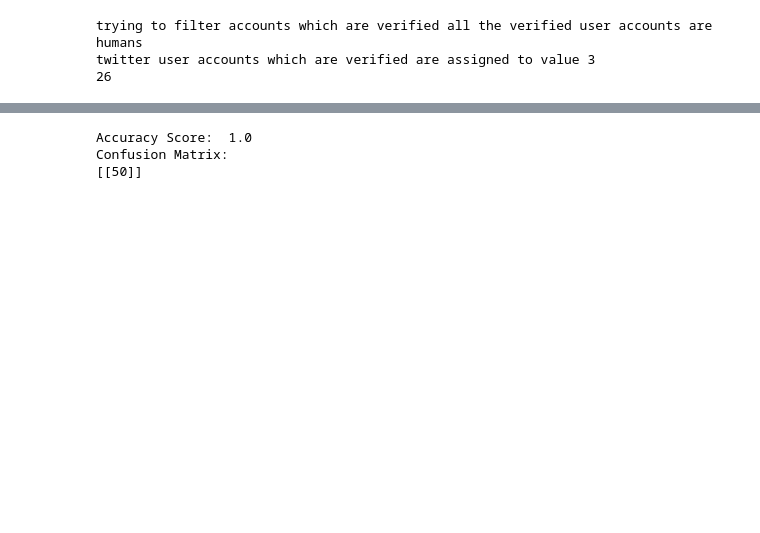
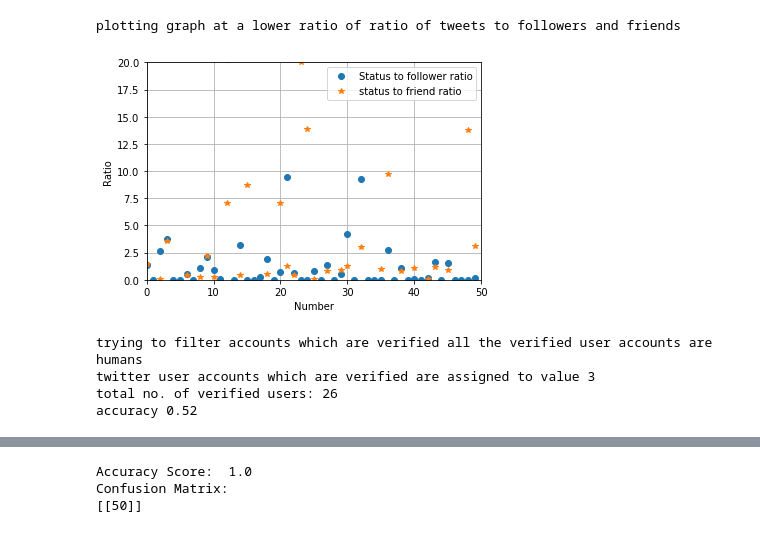
Before and after one commit to dattasainathd/TwitterBot3, a Jupyter notebook: MyUserAnalysis.ipynb, the cells around one changed output, grey strips where cells are left out. Drawn from its saved outputs; the diff is of its cells as text; code cells hidden in the pictures; blank space fills up the shorter version.

```diff
--- a/MyUserAnalysis.ipynb
+++ b/MyUserAnalysis.ipynb
@@ -119,10 +200,34 @@ comman users have low tweet/following or tweet/friends and assigned value 3
+# %%
+plt.plot(data2['no'],data2['statuses_count']/data2['followers_count'],'o', label = 'Status to follower ratio')
+plt.xlabel('Number')
+plt.ylabel('tweets to followers ratio')
+axes = plt.gca()
+axes = plt.gca()
+axes.set_xlim([0,data2.shape[0]])
+axes.set_ylim([0,20])
+
+plt.grid(True)
+plt.plot(data2['no'],data2['statuses_count']/data2['friends_count'],'*', label = "status to friend ratio")
+plt.xlabel('Number')
+plt.ylabel('Ratio')
+plt.legend()
+axes = plt.gca()
+axes = plt.gca()
+axes.set_ylim([0,20])
+#axes.set_xlim([0,50])
+#axes.set_ylim([0,4])
+plt.grid(True)
+print("plotting graph at a lower ratio of ratio of tweets to followers and friends")
+# %% [output]
+plotting graph at a lower ratio of ratio of tweets to followers and friends
+[figure, added]
 # %%
 #trying to filter accounts which are verified all the verified user accounts are humans
 #because twitter verifies users only
 serial = -1
 count = 0
 unnec = []
-for x in range(0, 575):
+for x in range(0, data2.shape[0]):
     try:
         serial = serial + 1
         if(data2.loc[serial, 'verified']==1):
@@ -132,8 +237,10 @@ for x in range(0, 575):
         pass
 print("trying to filter accounts which are verified all the verified user accounts are humans")
 print("twitter user accounts which are verified are assigned to value 3")
-print(count)
+print("total no. of verified users:", count)
+print("accuracy", count/data2.shape[0])
 # %% [output]
 trying to filter accounts which are verified all the verified user accounts are humans
 twitter user accounts which are verified are assigned to value 3
-26
+total no. of verified users: 26
+accuracy 0.52
```
Also changed, not shown: parts of 14 cells of this notebook, 9 other files.
